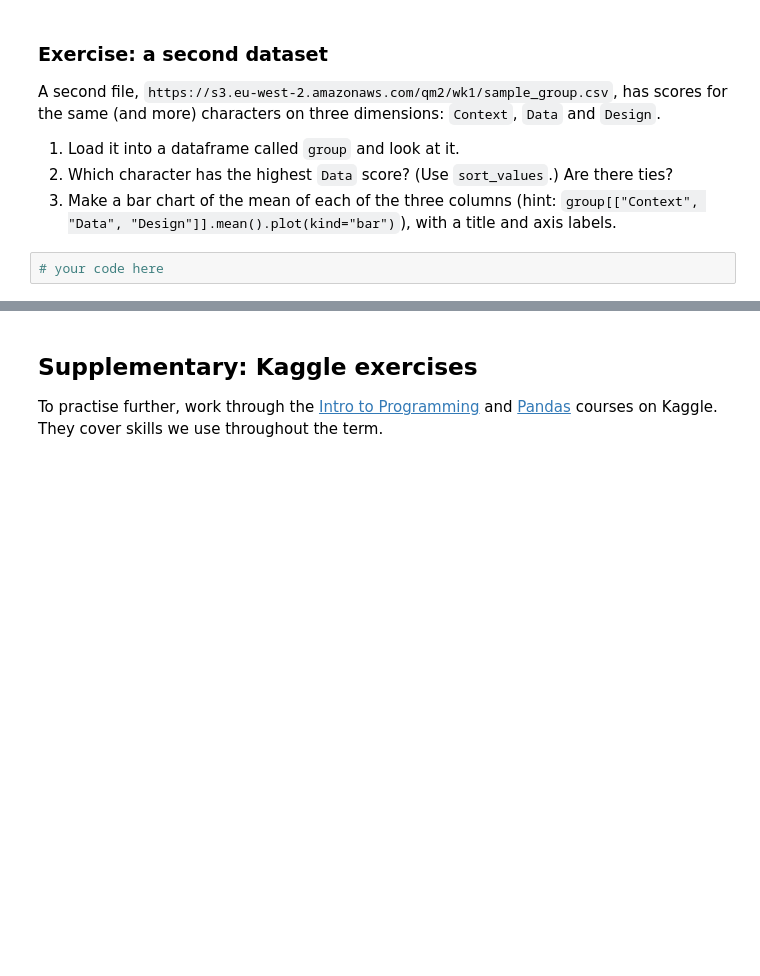
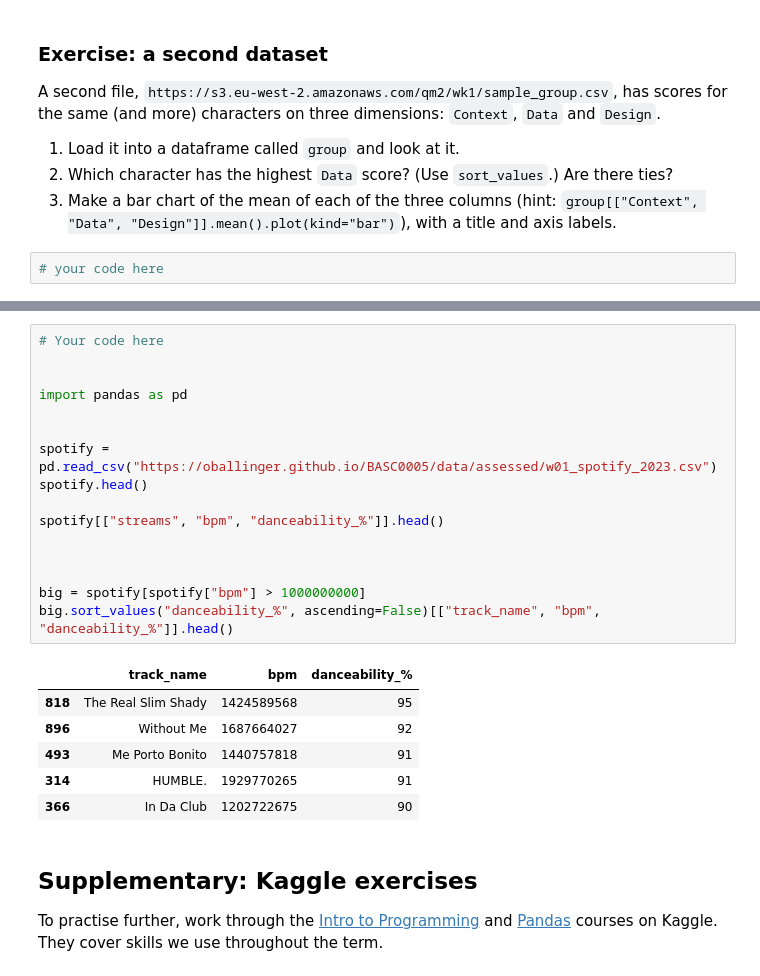
Before and after one commit to melinakriydy/QM2, a Jupyter notebook: notebooks/W01. Python Recap.ipynb, the cells around one changed output, grey strips where cells are left out. Saved outputs shown, nothing was run; the diff lists cells and outputs as text; blank space fills up the shorter version.

```diff
--- a/notebooks/W01. Python Recap.ipynb
+++ b/notebooks/W01. Python Recap.ipynb
@@ -288,3 +250,26 @@ Keep a note of your answer: you will enter it in the Problem Set Answers quiz on
+# %%
+# Your code here
+
+
+import pandas as pd
+
+
+spotify = pd.read_csv("https://oballinger.github.io/BASC0005/data/assessed/w01_spotify_2023.csv")
+spotify.head()
+
+spotify[["streams", "bpm", "danceability_%"]].head()
+
+
+
+big = spotify[spotify["bpm"] > 1000000000]
+big.sort_values("danceability_%", ascending=False)[["track_name", "bpm", "danceability_%"]].head()
+# %% [output]
+|  | track_name | bpm | danceability_% |
+| 818 | The Real Slim Shady | 1424589568 | 95 |
+| 896 | Without Me | 1687664027 | 92 |
+| 493 | Me Porto Bonito | 1440757818 | 91 |
+| 314 | HUMBLE. | 1929770265 | 91 |
+| 366 | In Da Club | 1202722675 | 90 |
 # %% [markdown]
 ## Supplementary: Kaggle exercises
 
```
Also changed, not shown: parts of 10 cells of this notebook.
